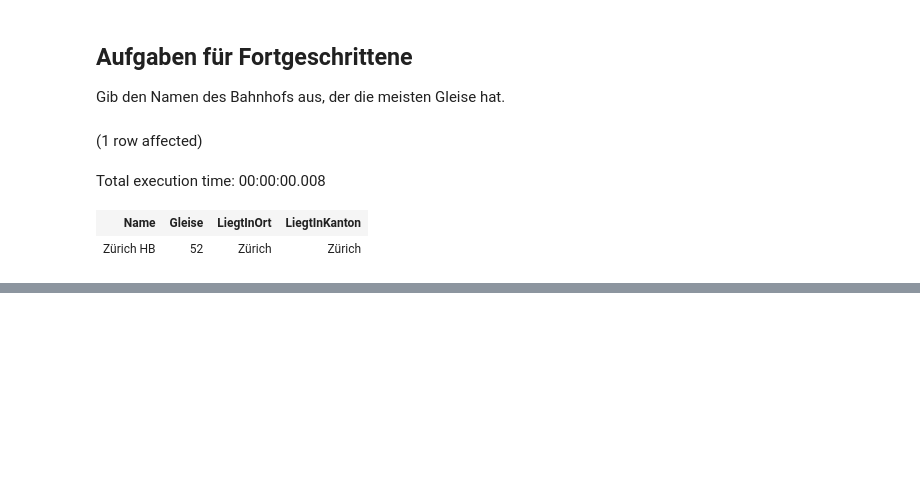
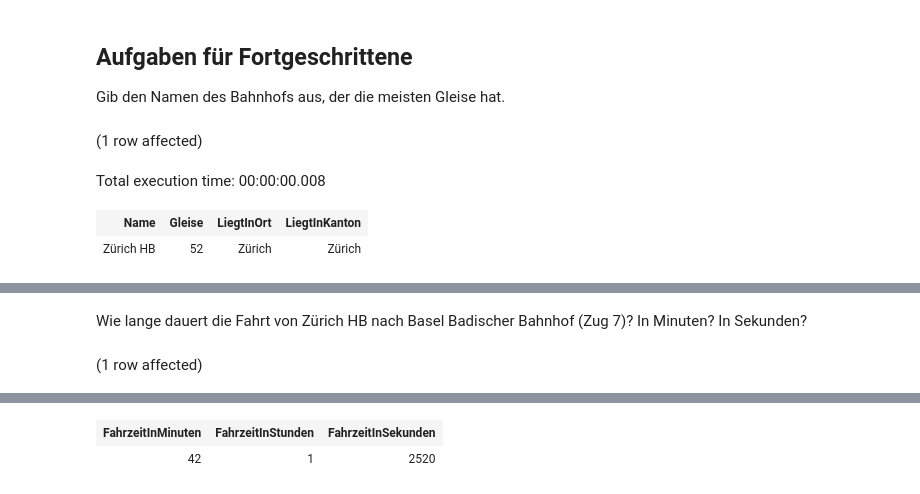
Before and after one commit to dDreistein/DatenModellieren, a Jupyter notebook: DatenAuslesenZugdatenbank.ipynb, the cells around one changed output, grey strips where cells are left out. Drawn from its saved outputs; the diff is of its cells as text; code cells hidden in the pictures; blank space fills up the shorter version.

```diff
--- a/DatenAuslesenZugdatenbank.ipynb
+++ b/DatenAuslesenZugdatenbank.ipynb
@@ -151,0 +185,13 @@ Total execution time: 00:00:00.008
+# %% [markdown]
+Wie lange dauert die Fahrt von Zürich HB nach Basel Badischer Bahnhof (Zug 7)? In Minuten? In Sekunden?
+# %%
+DECLARE @Departure TIME = (SELECT Abfahrt FROM Verbindet WHERE Zug = 7 AND Von = 'Zurich HB') ;
+DECLARE @Arrival TIME = (SELECT Ankunft FROM Verbindet WHERE Zug = 7 AND Nach = 'Basel Bad');
+
+SELECT DISTINCT SUM(DATEDIFF(MINUTE, Abfahrt, Ankunft)) AS FahrzeitInMinuten,
+SUM(DATEDIFF(HOUR, Abfahrt, Ankunft)) AS FahrzeitInStunden,
+SUM(DATEDIFF(SECOND, Abfahrt, Ankunft)) AS FahrzeitInSekunden
+FROM Verbindet
+WHERE Zug = 7
+# %% [output]
+(1 row affected)
@@ -151,0 +199,2 @@ Total execution time: 00:00:00.008
+| FahrzeitInMinuten | FahrzeitInStunden | FahrzeitInSekunden |
+| 42 | 1 | 2520 |
```
Also changed, not shown: parts of 7 cells of this notebook.
